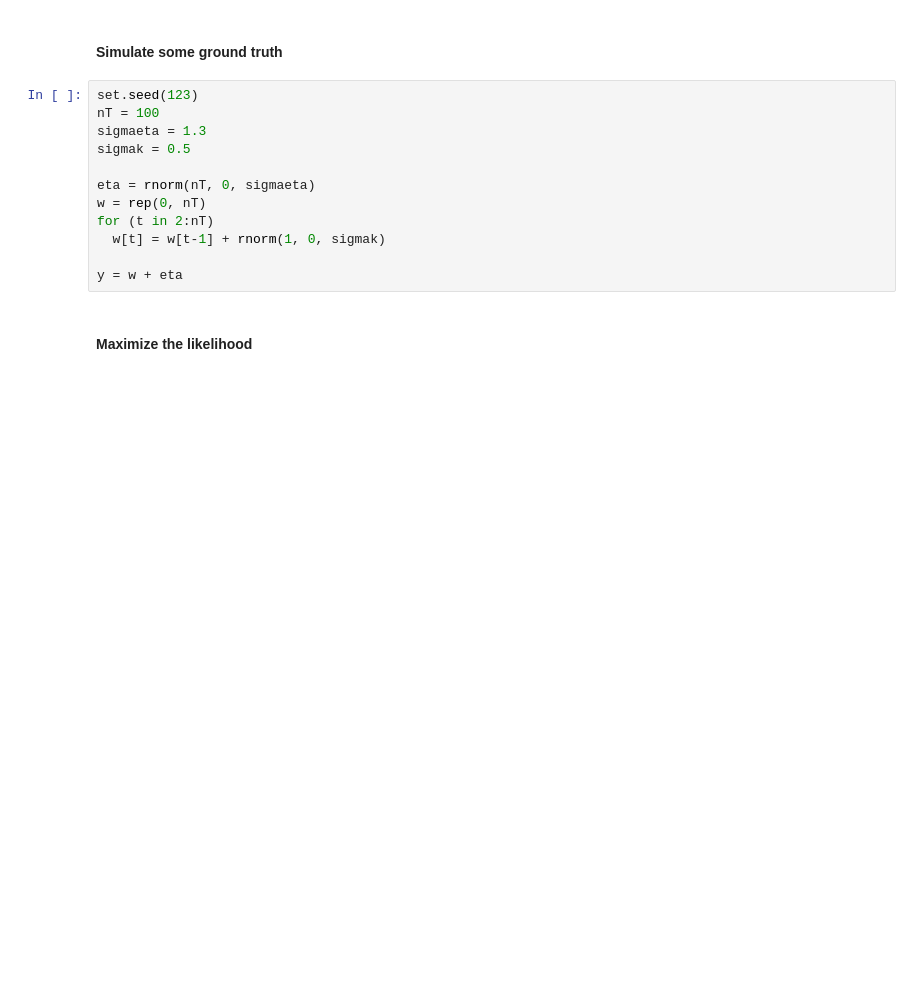
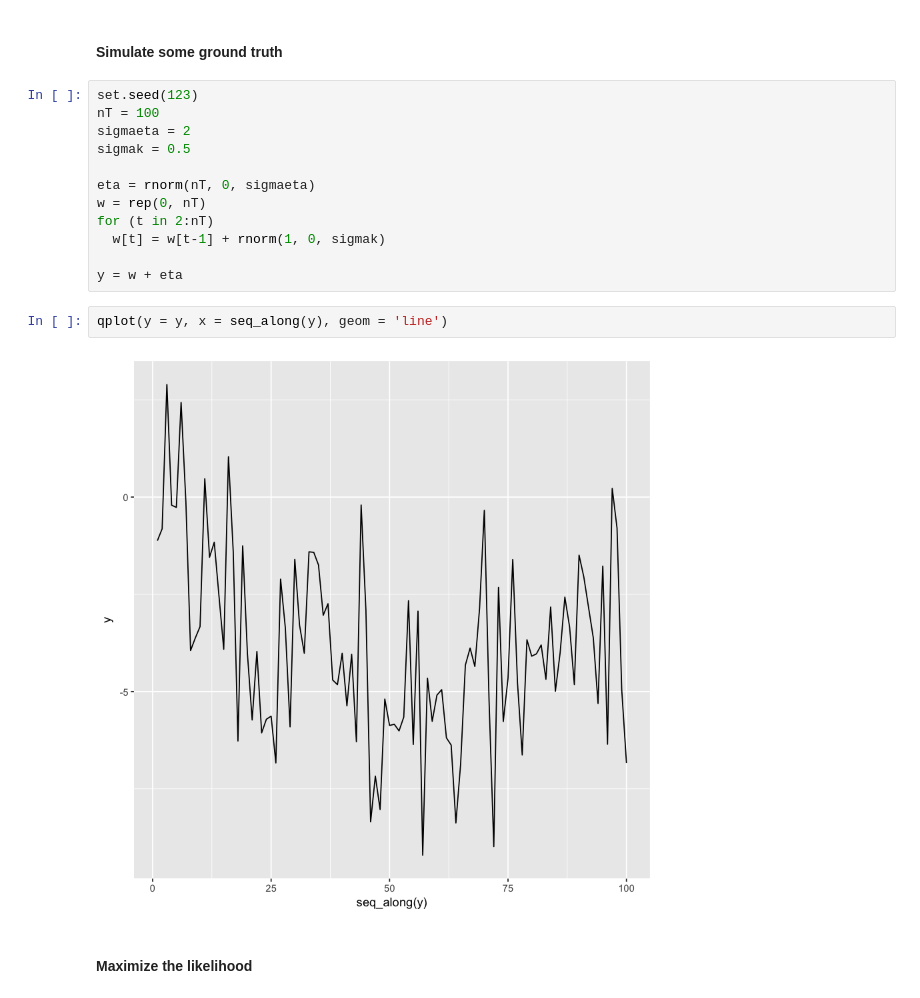
Before and after one commit to erikcs/kalman-stan, a Jupyter notebook: kalman-stan.ipynb, the cells around one changed output. Cells and saved outputs as stored; diff of their text form; blank space fills up the shorter version.

```diff
--- a/kalman-stan.ipynb
+++ b/kalman-stan.ipynb
@@ -86,7 +86,7 @@ loglik = function(params, y) {
 # %%
 set.seed(123)
 nT = 100
-sigmaeta = 1.3
+sigmaeta = 2
 sigmak = 0.5
 
 eta = rnorm(nT, 0, sigmaeta)
@@ -95,6 +95,10 @@ for (t in 2:nT)
   w[t] = w[t-1] + rnorm(1, 0, sigmak)
 
 y = w + eta
+# %%
+qplot(y = y, x = seq_along(y), geom = 'line')
+# %% [output]
+[figure, added]
 # %% [markdown]
 #### Maximize the likelihood
 # %%
```
Also changed, not shown: parts of 8 cells of this notebook.
